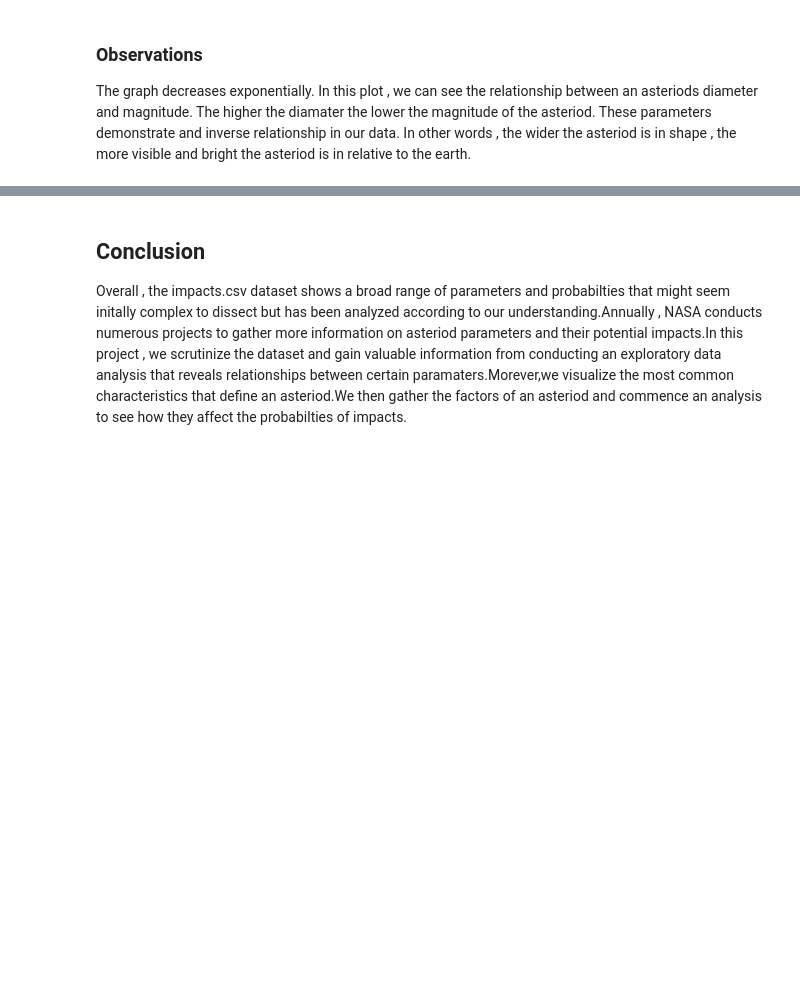
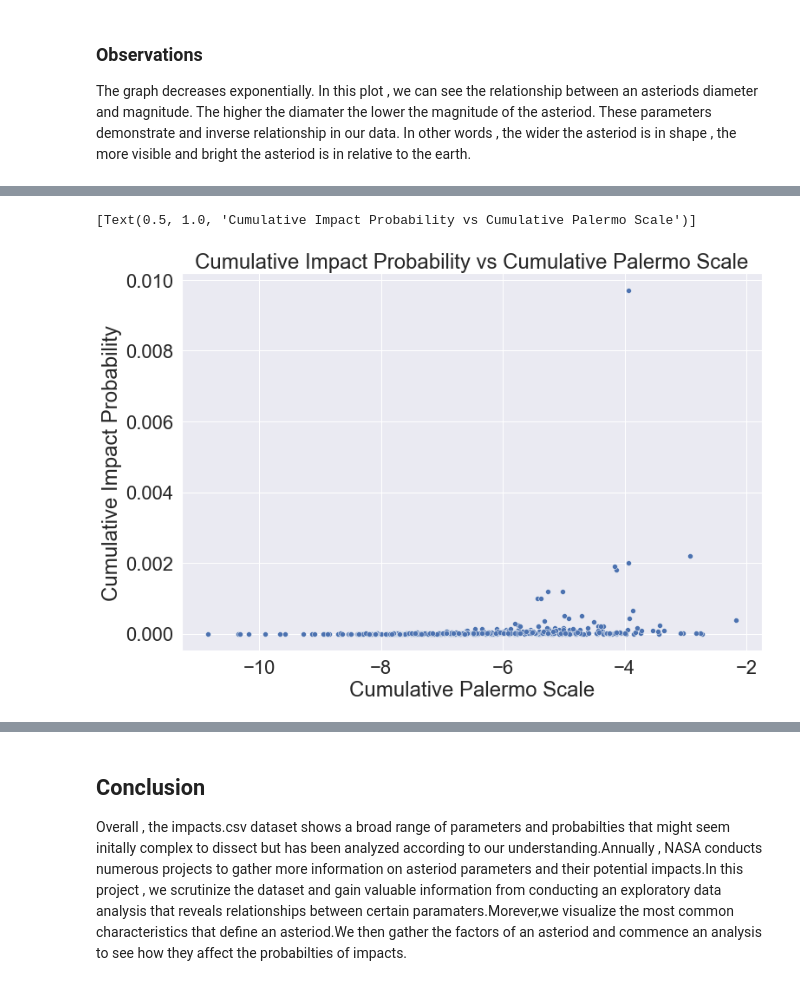
Before and after one commit to data301-2021-summer2/Group-43-Project, a Jupyter notebook: analysis/Task4/GroupSubmission.ipynb, the cells around one changed output, grey strips where cells are left out. Saved outputs shown, nothing was run; the diff lists cells and outputs as text; code cells hidden in the pictures; blank space fills up the shorter version.

```diff
--- a/analysis/Task4/GroupSubmission.ipynb
+++ b/analysis/Task4/GroupSubmission.ipynb
@@ -152,0 +174,8 @@ The graph decreases exponentially. In this plot , we can see the relationship be
+# %%
+sns.set_theme(font_scale = 2)
+plt.subplots(figsize=(12,8))
+graph3 = sns.scatterplot(x = 'Cumulative Palermo Scale', y = 'Cumulative Impact Probability', data = df)
+graph3.set(title= 'Cumulative Impact Probability vs Cumulative Palermo Scale')
+# %% [output]
+[Text(0.5, 1.0, 'Cumulative Impact Probability vs Cumulative Palermo Scale')]
+[figure, added]
```
Also changed, not shown: parts of 9 cells of this notebook.
